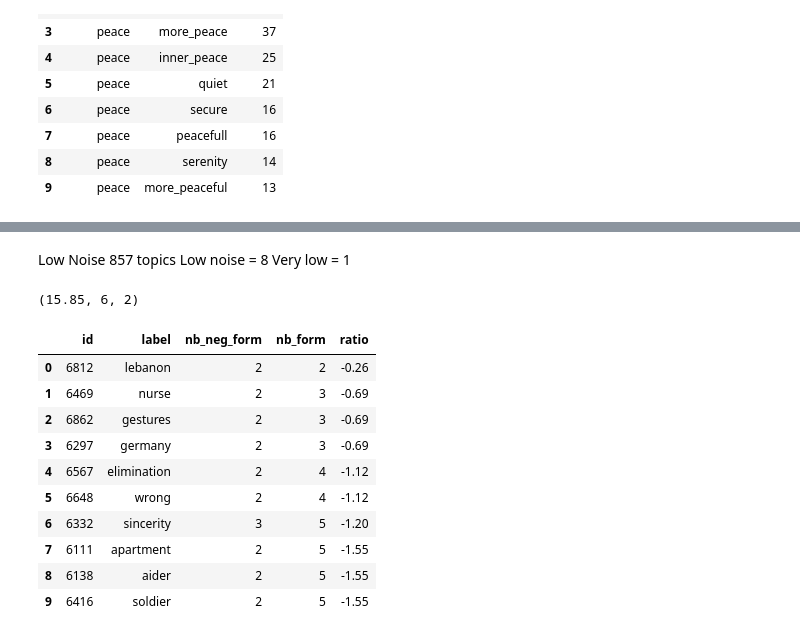
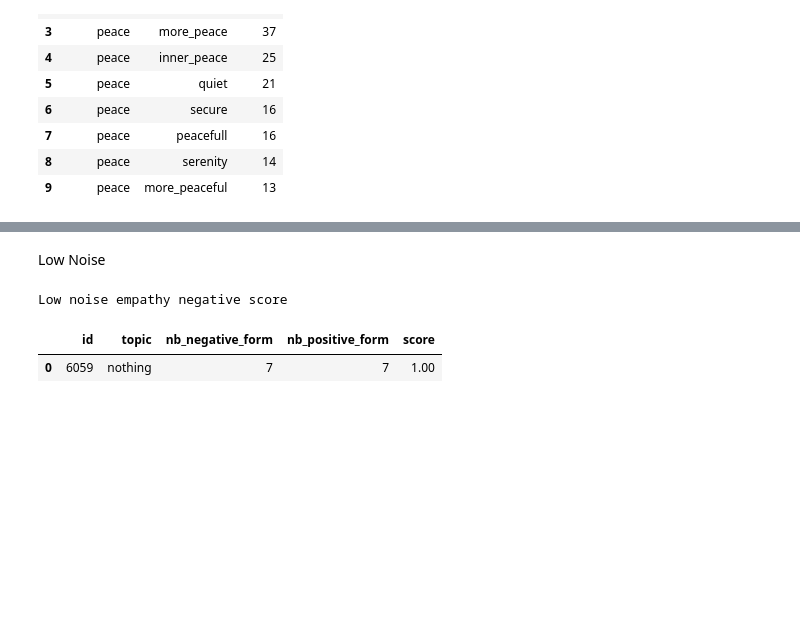
Before and after one commit to cyrilvincent/youth_talk, a Jupyter notebook: youth_talk_1/textrank.ipynb, the cells around one changed output, grey strips where cells are left out. Cells and saved outputs as stored; diff of their text form; code cells hidden in the pictures; blank space fills up the shorter version.

```diff
--- a/youth_talk_1/textrank.ipynb
+++ b/youth_talk_1/textrank.ipynb
@@ -23,2 +22,5 @@ postgresql://postgres:sa@localhost:5432/yt1
+# %%
+question_nb=12
+mode="textrank"
 # %% [markdown]
 Most used topics
@@ -76,0 +47,6 @@ df.head(10)
+# %%
+df = service.get_stats(mode)
+avg=df.iloc[0].average
+median=df.iloc[0].median_
+percentile=df.iloc[0].percentile
+df
@@ -248,48 +118,13 @@ plt.show()
 # %% [markdown]
 Low Noise
-857 topics
-Low noise = 8
-Very low = 1
-# %%
-low_noise = median
-very_low_noise = percentile
-thresold = nb_form / 1000
-thresold, low_noise, very_low_noise
-# %% [output]
-(15.85, 6, 2)
 # %%
-sql = f"""select topic.id, topic.label, count(form_topic.id) as nb_neg_form, sub_topic.nb_form, log(power(count(form_topic.id)::float,2)/power(2.7, sub_topic.nb_form)) as ratio from topic
-join form_topic on form_topic.topic_id=topic.id
-join form on form_topic.form_id=form.id
-join stat on stat.id=form.id
-join (select topic.id, count(form_topic.id) as nb_form from topic
-	join form_topic on form_topic.topic_id=topic.id
-	join form on form_topic.form_id=form.id
-	join stat on stat.id=form.id
-	where source='textrank'
-    and form_topic.question_nb=12
-	group by topic.id
-	having count(form_topic.id) > 1 and count(form_topic.id) < {avg}
-) sub_topic on sub_topic.id = topic.id
-where source='textrank'
-and form_topic.question_nb=12
-and stat.{empathy_category}_category=0
-group by topic.id, sub_topic.nb_form
-having count(form_topic.id) >= {very_low_noise}
-order by ratio desc"""
-df = service.get_by_sql(sql)
-df = df[df.label != "etre"]
+empathy_category="empathy"
+df = service.get_scores(mode, question_nb, empathy_category, positive=False, denominator_thresold=percentile, numerator_thresold=median)
+df=df[df.score>0.5]
+print(f"Low noise {empathy_category} negative score")
 df.head(10)
 # %% [output]
+Low noise empathy negative score
-|  | id | label | nb_neg_form | nb_form | ratio |
-| 0 | 6812 | lebanon | 2 | 2 | -0.26 |
-| 1 | 6469 | nurse | 2 | 3 | -0.69 |
-| 2 | 6862 | gestures | 2 | 3 | -0.69 |
-| 3 | 6297 | germany | 2 | 3 | -0.69 |
-| 4 | 6567 | elimination | 2 | 4 | -1.12 |
-| 5 | 6648 | wrong | 2 | 4 | -1.12 |
-| 6 | 6332 | sincerity | 3 | 5 | -1.20 |
-| 7 | 6111 | apartment | 2 | 5 | -1.55 |
-| 8 | 6138 | aider | 2 | 5 | -1.55 |
-| 9 | 6416 | soldier | 2 | 5 | -1.55 |
+|  | id | topic | nb_negative_form | nb_positive_form | score |
+| 0 | 6059 | nothing | 7 | 7 | 1.00 |
 # %%
```
Also changed, not shown: parts of 24 cells of this notebook, 3 other files.
